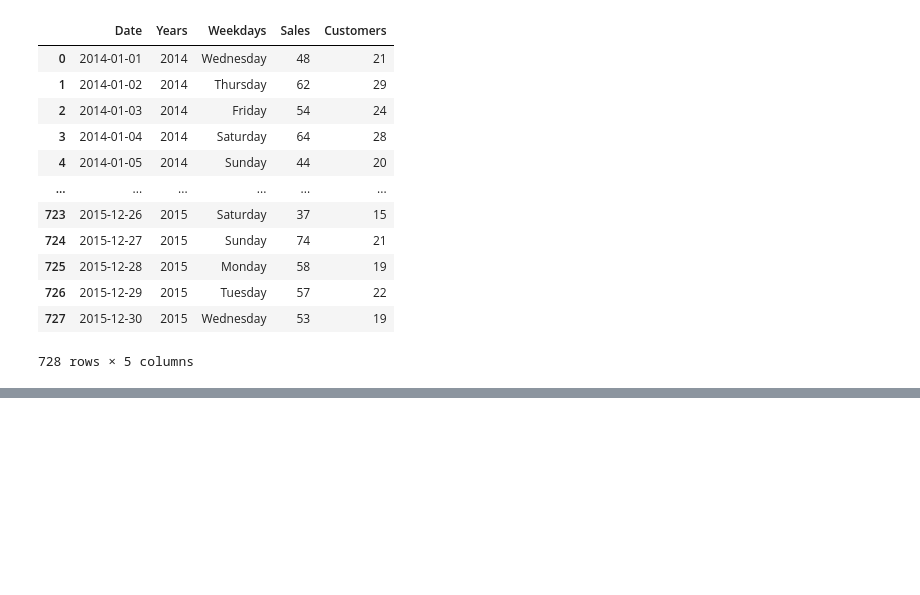
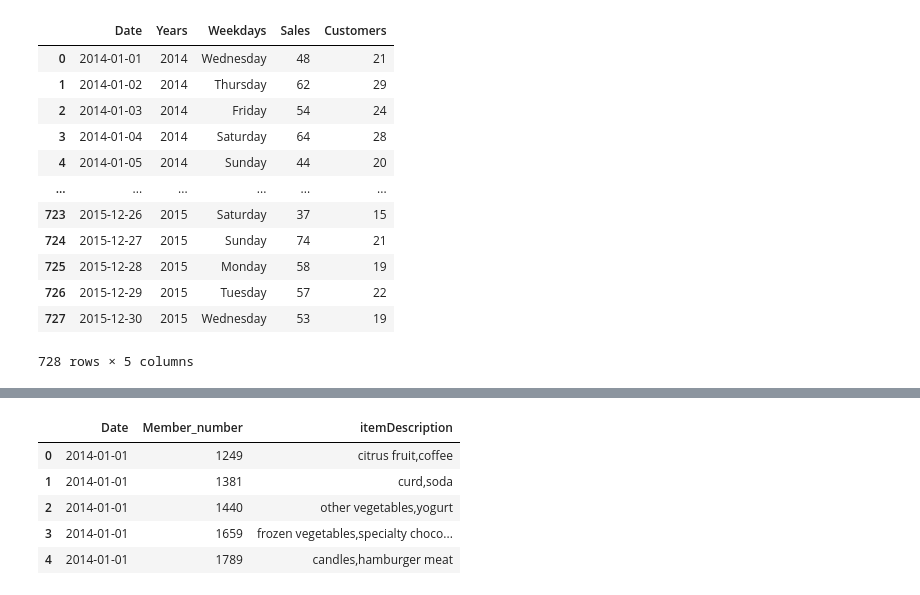
Before and after one commit to HieuPham-origin/fpgrowth, a Jupyter notebook: preprocessing.ipynb, the cells around one changed output, grey strips where cells are left out. Drawn from its saved outputs; the diff is of its cells as text; code cells hidden in the pictures; blank space fills up the shorter version.

```diff
--- a/preprocessing.ipynb
+++ b/preprocessing.ipynb
@@ -356,0 +328,14 @@ fig.show()
+# %%
+baskets = (
+    df_process.groupby(['Date', 'Member_number'])['itemDescription']
+    .agg(lambda x: ','.join(sorted(x)))
+    .reset_index()
+)
+baskets.head()
+# %% [output]
+|  | Date | Member_number | itemDescription |
+| 0 | 2014-01-01 | 1249 | citrus fruit,coffee |
+| 1 | 2014-01-01 | 1381 | curd,soda |
+| 2 | 2014-01-01 | 1440 | other vegetables,yogurt |
+| 3 | 2014-01-01 | 1659 | frozen vegetables,specialty choco... |
+| 4 | 2014-01-01 | 1789 | candles,hamburger meat |
```
Also changed, not shown: parts of 7 cells of this notebook, 4 other files.
